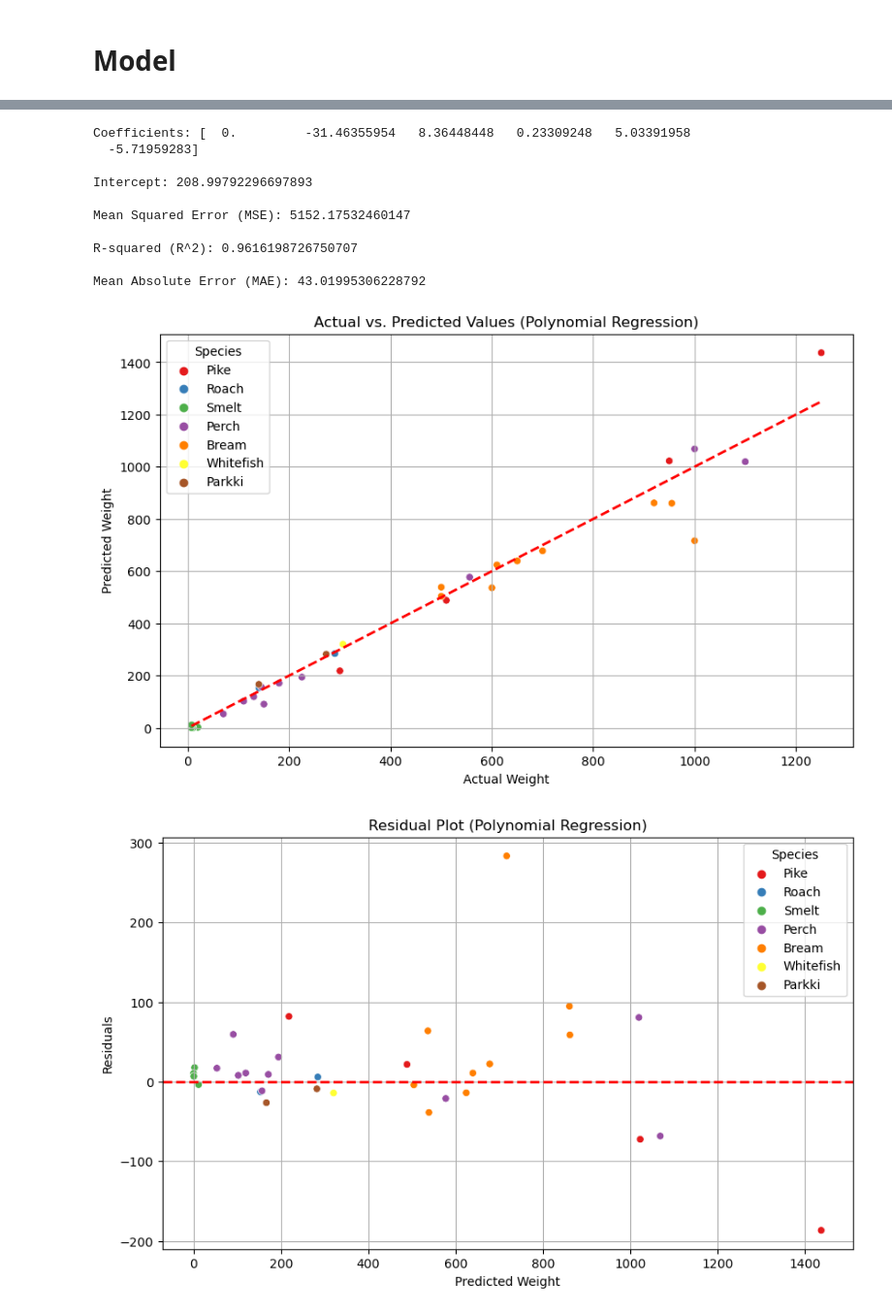
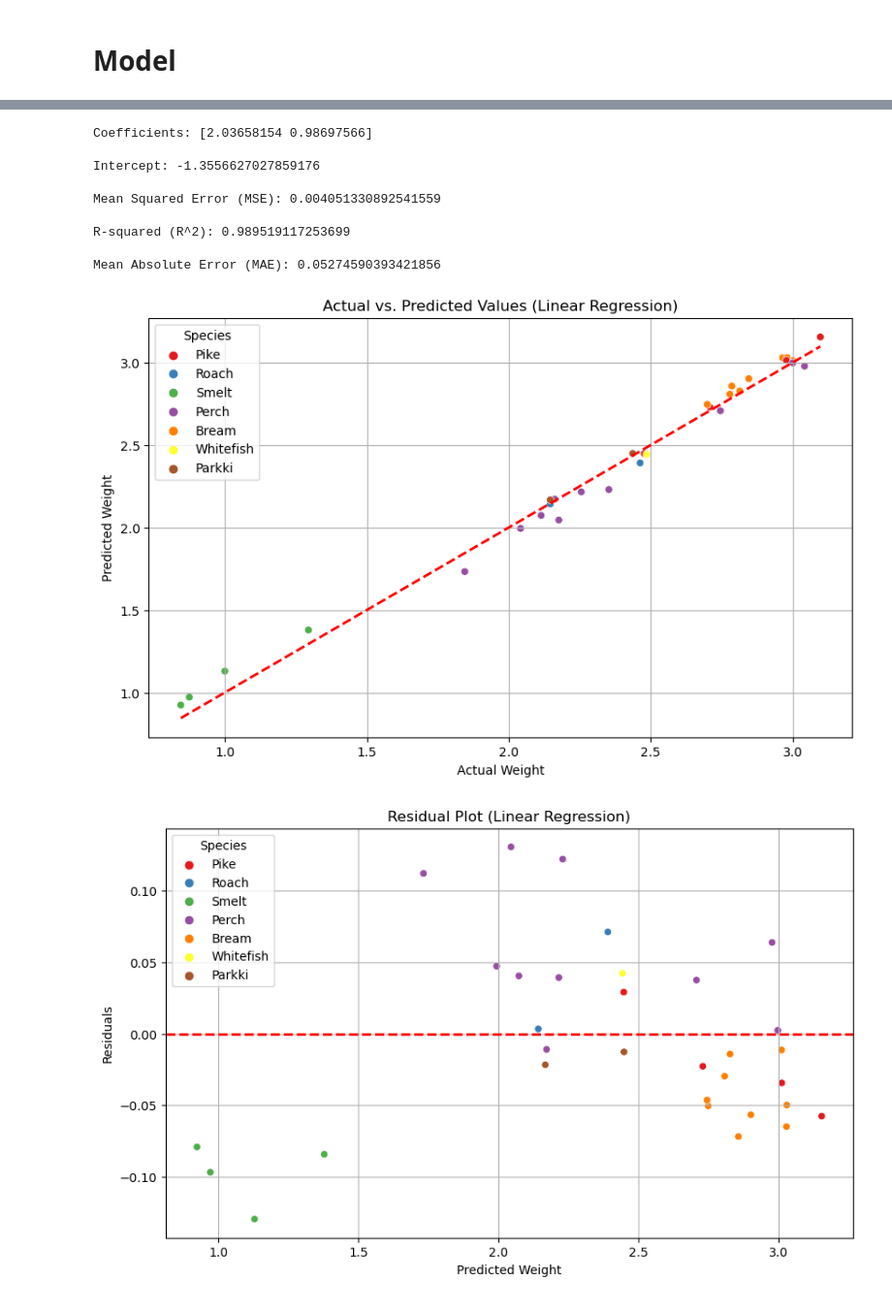
Before and after one commit to UlrikThygePedersen/Fish_Market_Regression, a Jupyter notebook: fork-of-fish-market.ipynb, the cells around one changed output, grey strips where cells are left out. Shown at 97% size. Cells and saved outputs as stored; diff of their text form; code cells hidden in the pictures.

```diff
--- a/fork-of-fish-market.ipynb
+++ b/fork-of-fish-market.ipynb
@@ -165,67 +210,73 @@ df.head()
 # %%
+# read data from github
+df = pd.read_csv('https://raw.githubusercontent.com/Ankit152/Fish-Market/main/Fish.csv')
+
+# remove from the dataset
+df = df[df['Weight'] != 0]
+
+# log transform features and label for model
+df[['Weight', 'Length1', 'Height']] = np.log10(df[['Weight', 'Length1', 'Height']])
+
 # label and features
 X = df[["Length1", "Height"]]
 y = df['Weight']
 
 # split
-X_train, X_test, y_train, y_test = train_test_split(X, y, test_size=0.2, shuffle=True, random_state=42)
-
-# poly transform
-poly_features = PolynomialFeatures(degree=2)
-X_poly_train = poly_features.fit_transform(X_train)
-X_poly_test = poly_features.transform(X_test)
+X_train, X_test, y_train, y_test = train_test_split(X,
+                                                    y,
+                                                    test_size=0.2,
+                                                    shuffle=True,
+                                                    random_state=42)
 
 # fit
-polylr = LinearRegression()
-polylr.fit(X_poly_train, y_train)
+lr = LinearRegression()
+lr.fit(X_train, y_train)
 
 # predict
-y_pred = polylr.predict(X_poly_test)
+y_pred = lr.predict(X_test)
 
-# coefficients
-print("Coefficients:", polylr.coef_)
-print("\nIntercept:", polylr.intercept_)
+# coefficients and metrics
+print(f'''Coefficients: {lr.coef_}
+          \nIntercept: {lr.intercept_}
+          \nMean Squared Error (MSE): {mean_squared_error(y_test, y_pred)}
+          \nR-squared (R^2): {r2_score(y_test, y_pred)}
+          \nMean Absolute Error (MAE): {mean_absolute_error(y_test, y_pred)}''')
 
-# metrics
-print("\nMean Squared Error (MSE):", mean_squared_error(y_test, y_pred))
-print("\nR-squared (R^2):", r2_score(y_test, y_pred))
-print("\nMean Absolute Error (MAE):", mean_absolute_error(y_test, y_pred))
 
 # merge species to get seaborn hue
 X_test_with_species = X_test.merge(df2[['Species']], left_index=True, right_index=True, how='left')
 
 # scatter
 plt.figure(figsize=(10, 6))
 sns.scatterplot(x=y_test, y=y_pred, hue=X_test_with_species['Species'], palette='Set1')
 plt.plot([min(y_test), max(y_test)], [min(y_test), max(y_test)], linestyle='--', color='red', linewidth=2)
 plt.xlabel('Actual Weight')
 plt.ylabel('Predicted Weight')
-plt.title('Actual vs. Predicted Values (Polynomial Regression)')
+plt.title('Actual vs. Predicted Values (Linear Regression)')
 plt.grid(True)
 plt.legend(title='Species')
 plt.show()
 
 # res plot
 plt.figure(figsize=(10, 6))
 residuals = y_test - y_pred
 sns.scatterplot(x=y_pred, y=residuals, hue=X_test_with_species['Species'], palette='Set1')
 plt.axhline(y=0, color='red', linestyle='--', linewidth=2)
 plt.xlabel('Predicted Weight')
 plt.ylabel('Residuals')
-plt.title('Residual Plot (Polynomial Regression)')
+plt.title('Residual Plot (Linear Regression)')
 plt.grid(True)
 plt.legend(title='Species')
 plt.show()
 # %% [output]
-Coefficients: [  0.         -31.46355954   8.36448448   0.23309248   5.03391958
-  -5.71959283]
+Coefficients: [2.03658154 0.98697566]
 
-Intercept: 208.99792296697893
+Intercept: -1.3556627027859176
 
-Mean Squared Error (MSE): 5152.17532460147
+Mean Squared Error (MSE): 0.004051330892541559
 
-R-squared (R^2): 0.9616198726750707
+R-squared (R^2): 0.989519117253699
 
-Mean Absolute Error (MAE): 43.01995306228792
+Mean Absolute Error (MAE): 0.05274590393421856
-[figure, old version]
+[figure, new version]
-[figure, old version]
+[figure, new version]
```
Also changed, not shown: parts of 11 cells of this notebook.
